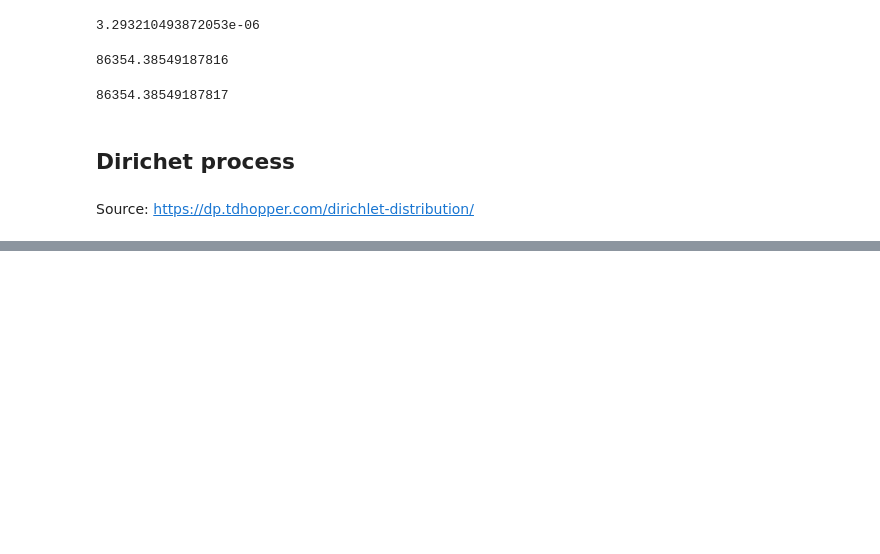
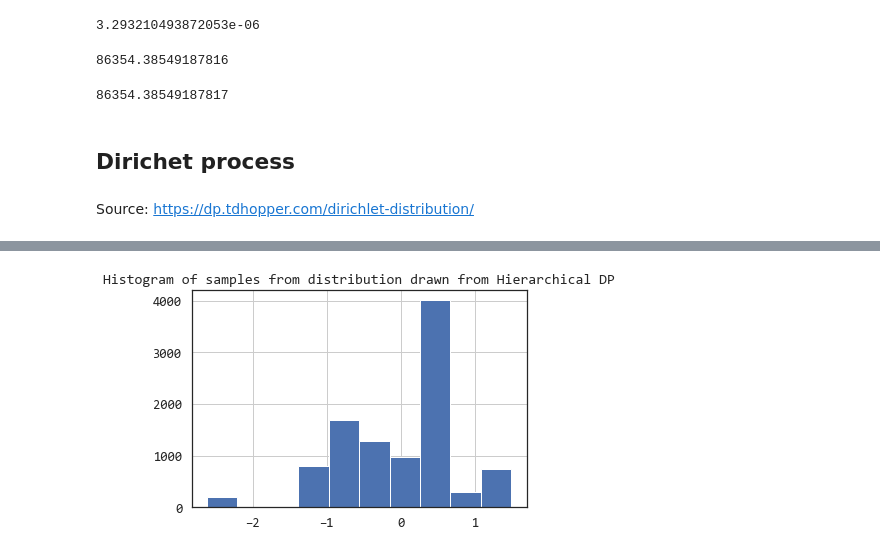
Before and after one commit to RRisto/learning, a Jupyter notebook: statistics/distributions/dirichlet_distribution.ipynb, the cells around one changed output, grey strips where cells are left out. Drawn from its saved outputs; the diff is of its cells as text; code cells hidden in the pictures; blank space fills up the shorter version.

```diff
--- a/statistics/distributions/dirichlet_distribution.ipynb
+++ b/statistics/distributions/dirichlet_distribution.ipynb
@@ -226,0 +253,15 @@ _ = pd.DataFrame(samples).hist()
+# %%
+class HierarchicalDirichletProcessSample(DirichletProcessSample):
+    def __init__(self, base_measure, alpha1, alpha2):
+        first_level_dp = DirichletProcessSample(base_measure, alpha1)
+        self.second_level_dp = DirichletProcessSample(first_level_dp, alpha2)
+
+    def __call__(self):
+        return self.second_level_dp()
+# %%
+norm_hdp = HierarchicalDirichletProcessSample(base_measure, alpha1=10, alpha2=20)
+# %%
+pd.Series(norm_hdp() for _ in range(10000)).hist()
+_=plt.title("Histogram of samples from distribution drawn from Hierarchical DP")
+# %% [output]
+[figure, added]
```
Also changed, not shown: parts of 9 cells of this notebook, 1 other file.
